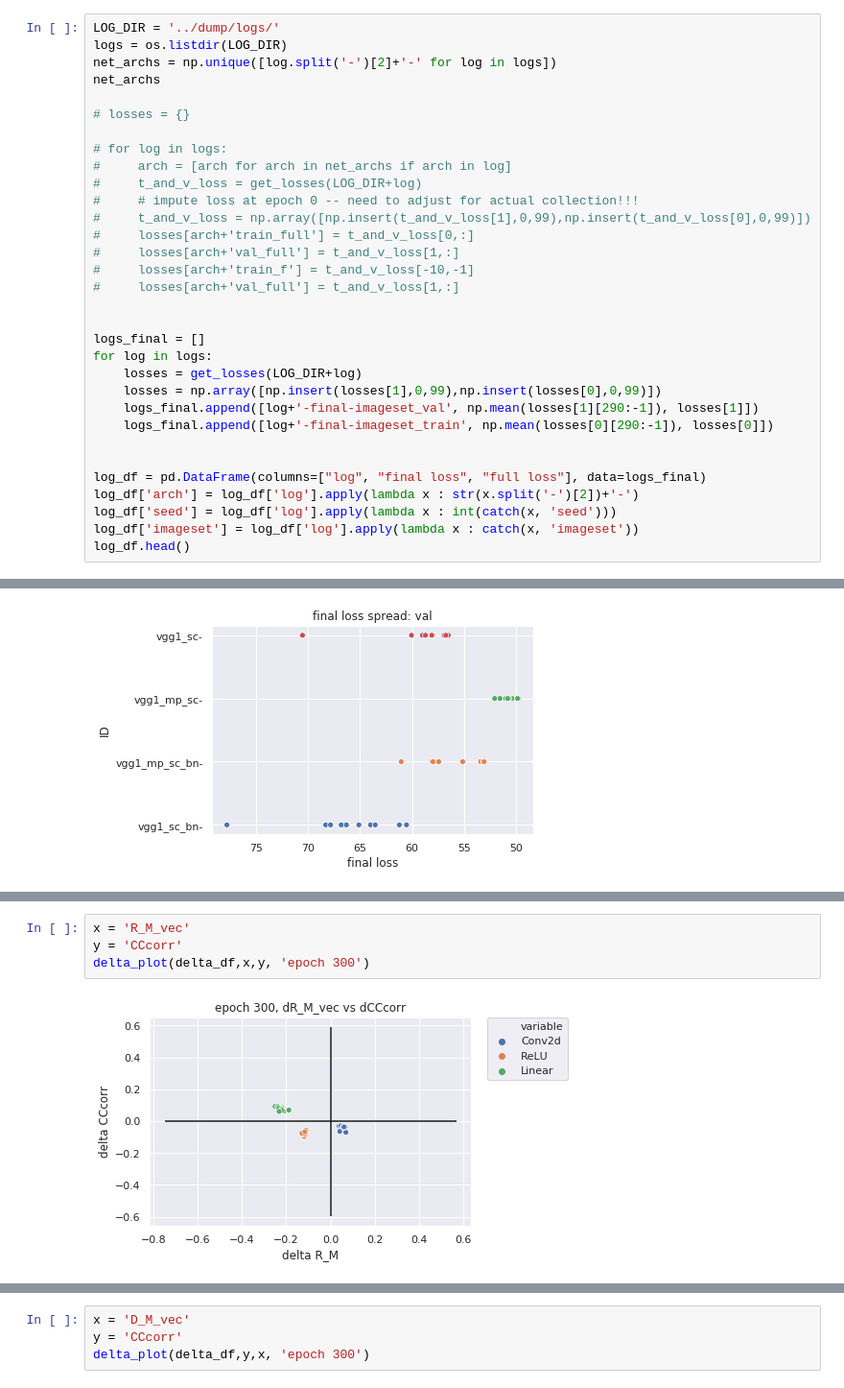
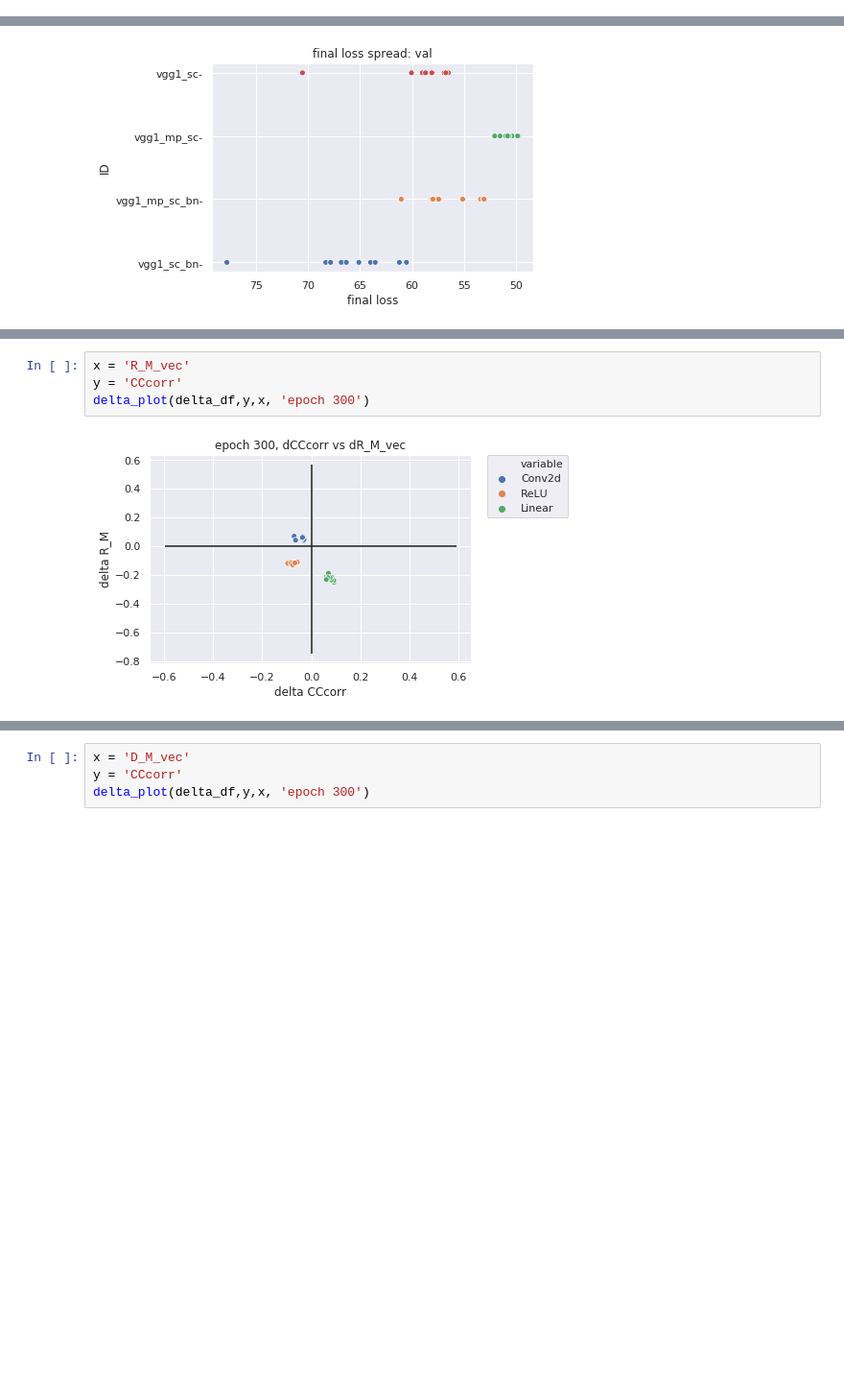
Before and after one commit to dapello/vgg-feature-gen, a Jupyter notebook: shallow_net_analysis.ipynb, the cells around one changed output, grey strips where cells are left out. Shown at 96% size. Drawn from its saved outputs; the diff is of its cells as text; blank space fills up the shorter version.

```diff
--- a/shallow_net_analysis.ipynb
+++ b/shallow_net_analysis.ipynb
@@ -75,32 +38,0 @@ log_df.head()
-# %%
-LOG_DIR = '../dump/logs/'
-logs = os.listdir(LOG_DIR)
-net_archs = np.unique([log.split('-')[2]+'-' for log in logs])
-net_archs
-
-# losses = {}
-
-# for log in logs:
-#     arch = [arch for arch in net_archs if arch in log]
-#     t_and_v_loss = get_losses(LOG_DIR+log)
-#     # impute loss at epoch 0 -- need to adjust for actual collection!!!
-#     t_and_v_loss = np.array([np.insert(t_and_v_loss[1],0,99),np.insert(t_and_v_loss[0],0,99)])
-#     losses[arch+'train_full'] = t_and_v_loss[0,:]
-#     losses[arch+'val_full'] = t_and_v_loss[1,:]
-#     losses[arch+'train_f'] = t_and_v_loss[-10,-1]
-#     losses[arch+'val_full'] = t_and_v_loss[1,:]
-
-
-logs_final = []
-for log in logs:
-    losses = get_losses(LOG_DIR+log)
-    losses = np.array([np.insert(losses[1],0,99),np.insert(losses[0],0,99)])
-    logs_final.append([log+'-final-imageset_val', np.mean(losses[1][290:-1]), losses[1]])
-    logs_final.append([log+'-final-imageset_train', np.mean(losses[0][290:-1]), losses[0]])
-
-
-log_df = pd.DataFrame(columns=["log", "final loss", "full loss"], data=logs_final)
-log_df['arch'] = log_df['log'].apply(lambda x : str(x.split('-')[2])+'-')
-log_df['seed'] = log_df['log'].apply(lambda x : int(catch(x, 'seed')))
-log_df['imageset'] = log_df['log'].apply(lambda x : catch(x, 'imageset'))
-log_df.head()
@@ -628,9 +510,9 @@ delta_plot(delta_df,x,y, 'epoch 300')
 # %%
 x = 'R_M_vec'
 y = 'CCcorr'
-delta_plot(delta_df,x,y, 'epoch 300')
+delta_plot(delta_df,y,x, 'epoch 300')
 # %% [output]
-[figure, old version]
+[figure, new version]
 # %%
 x = 'Rm*sqrt(Dm)'
 y = 'CCcorr'
```
Also changed, not shown: parts of 50 cells of this notebook.
